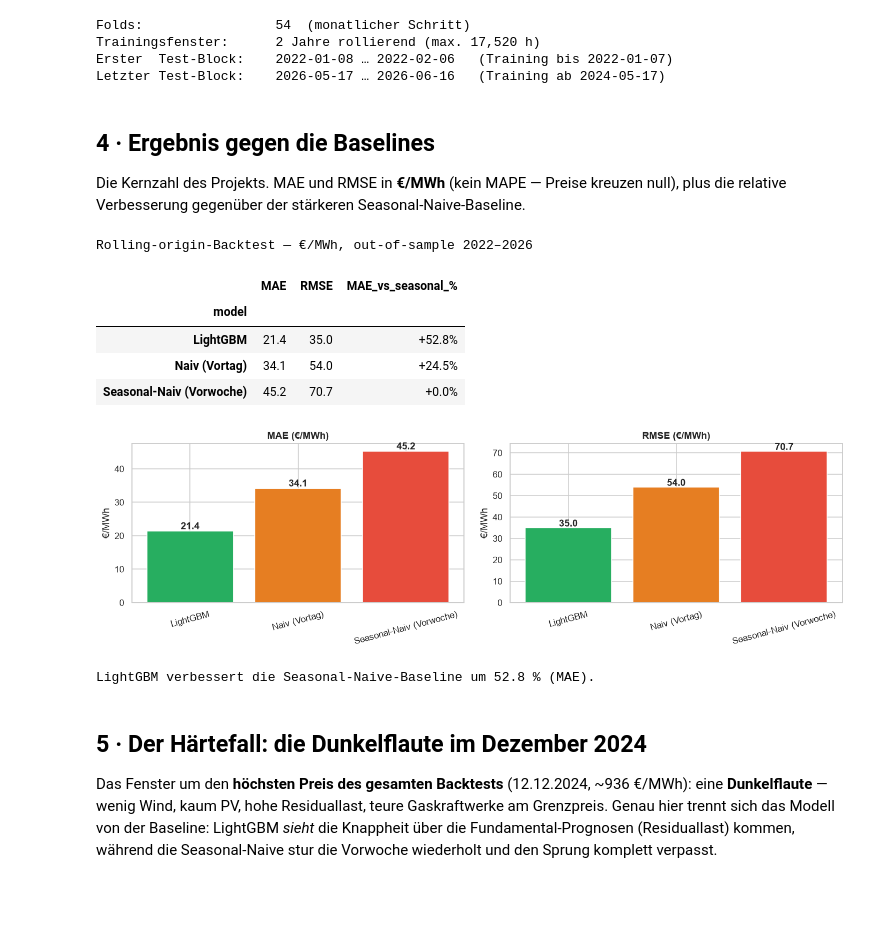
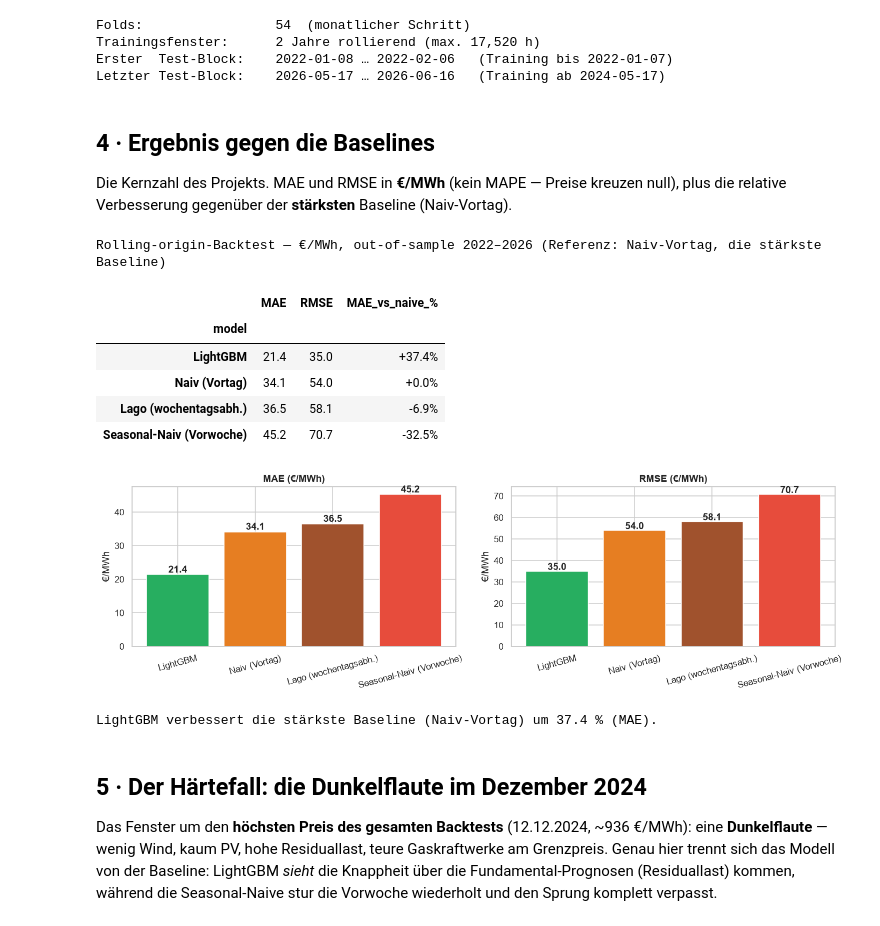
Before and after one commit to pat-olhed/energy, a Jupyter notebook: notebooks/04_price_model.ipynb, the cells around one changed output. Saved outputs shown, nothing was run; the diff lists cells and outputs as text; code cells hidden in the pictures; blank space fills up the shorter version.

Commit message:
Repoint report, app and notebook to the daily-persistence baseline

```diff
--- a/notebooks/04_price_model.ipynb
+++ b/notebooks/04_price_model.ipynb
@@ -29,7 +30,7 @@ sns.set_theme(style="whitegrid", context="notebook")
 plt.rcParams.update({"figure.figsize": (11, 4), "axes.titleweight": "bold", "figure.dpi": 110})
 
 # Farbschema: Modell grün (= gut), Baselines warm, Wahrheit anthrazit.
-C_TRUTH, C_LGBM, C_NAIVE, C_SEAS = "#22303f", "#27ae60", "#e67e22", "#e74c3c"
+C_TRUTH, C_LGBM, C_NAIVE, C_SEAS, C_LAGO = "#22303f", "#27ae60", "#e67e22", "#e74c3c", "#a0522d"
 
 df = pd.read_parquet(config.DATASET_PARQUET)
 
@@ -162,35 +169,38 @@ Letzter Test-Block:    2026-05-17 … 2026-06-16   (Training ab 2024-05-17)
 ## 4 · Ergebnis gegen die Baselines
 
 Die Kernzahl des Projekts. MAE und RMSE in **€/MWh** (kein MAPE — Preise kreuzen null), plus die
-relative Verbesserung gegenüber der stärkeren Seasonal-Naive-Baseline.
+relative Verbesserung gegenüber der **stärksten** Baseline (Naiv-Vortag).
 # %%
 tbl = (metrics.set_index("model")
-       .loc[["lightgbm", "naive", "seasonal_naive"], ["MAE", "RMSE", "MAE_vs_seasonal_%"]]
+       .loc[["lightgbm", "naive", "lago_naive", "seasonal_naive"], ["MAE", "RMSE", "MAE_vs_naive_%"]]
        .rename(index={"lightgbm": "LightGBM", "naive": "Naiv (Vortag)",
+                      "lago_naive": "Lago (wochentagsabh.)",
                       "seasonal_naive": "Seasonal-Naiv (Vorwoche)"}))
-display(tbl.style.format({"MAE": "{:.1f}", "RMSE": "{:.1f}", "MAE_vs_seasonal_%": "{:+.1f}%"})
-        .set_caption("Rolling-origin-Backtest — €/MWh, out-of-sample 2022–2026"))
+display(tbl.style.format({"MAE": "{:.1f}", "RMSE": "{:.1f}", "MAE_vs_naive_%": "{:+.1f}%"})
+        .set_caption("Rolling-origin-Backtest — €/MWh, out-of-sample 2022–2026 "
+                     "(Referenz: Naiv-Vortag, die stärkste Baseline)"))
 
 fig, axes = plt.subplots(1, 2, figsize=(13, 4))
-colors = [C_LGBM, C_NAIVE, C_SEAS]
+colors = [C_LGBM, C_NAIVE, C_LAGO, C_SEAS]
 for ax, col, ttl in zip(axes, ["MAE", "RMSE"], ["MAE (€/MWh)", "RMSE (€/MWh)"]):
     ax.bar(tbl.index, tbl[col], color=colors)
     for i, v in enumerate(tbl[col]):
         ax.text(i, v + 0.6, f"{v:.1f}", ha="center", fontweight="bold")
     ax.set(title=ttl, ylabel="€/MWh"); ax.tick_params(axis="x", labelrotation=15)
 plt.tight_layout(); plt.show()
 
-imp = tbl.loc["LightGBM", "MAE_vs_seasonal_%"]
-print(f"LightGBM verbessert die Seasonal-Naive-Baseline um {imp:.1f} % (MAE).")
+imp = tbl.loc["LightGBM", "MAE_vs_naive_%"]
+print(f"LightGBM verbessert die stärkste Baseline (Naiv-Vortag) um {imp:.1f} % (MAE).")
 # %% [output]
-Rolling-origin-Backtest — €/MWh, out-of-sample 2022–2026
+Rolling-origin-Backtest — €/MWh, out-of-sample 2022–2026 (Referenz: Naiv-Vortag, die stärkste Baseline)
-|  | MAE | RMSE | MAE_vs_seasonal_% |
+|  | MAE | RMSE | MAE_vs_naive_% |
 | model |  |  |  |
-| LightGBM | 21.4 | 35.0 | +52.8% |
-| Naiv (Vortag) | 34.1 | 54.0 | +24.5% |
-| Seasonal-Naiv (Vorwoche) | 45.2 | 70.7 | +0.0% |
+| LightGBM | 21.4 | 35.0 | +37.4% |
+| Naiv (Vortag) | 34.1 | 54.0 | +0.0% |
+| Lago (wochentagsabh.) | 36.5 | 58.1 | -6.9% |
+| Seasonal-Naiv (Vorwoche) | 45.2 | 70.7 | -32.5% |
-[figure, old version]
+[figure, new version]
-LightGBM verbessert die Seasonal-Naive-Baseline um 52.8 % (MAE).
+LightGBM verbessert die stärkste Baseline (Naiv-Vortag) um 37.4 % (MAE).
 # %% [markdown]
 ## 5 · Der Härtefall: die Dunkelflaute im Dezember 2024
 
```
Also changed, not shown: parts of 8 cells of this notebook, 4 other files.
